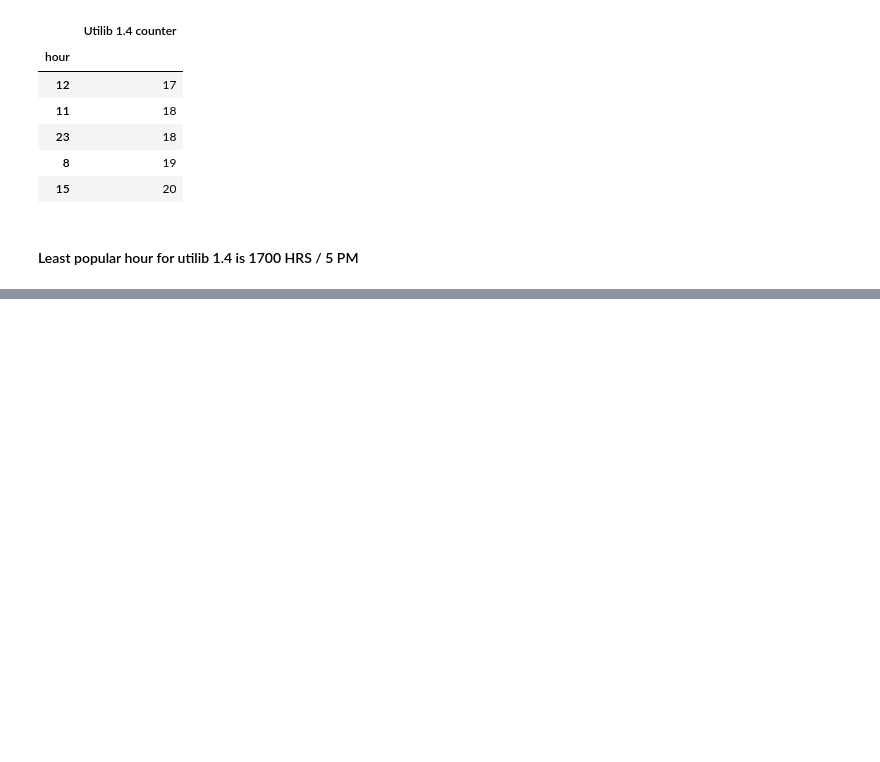
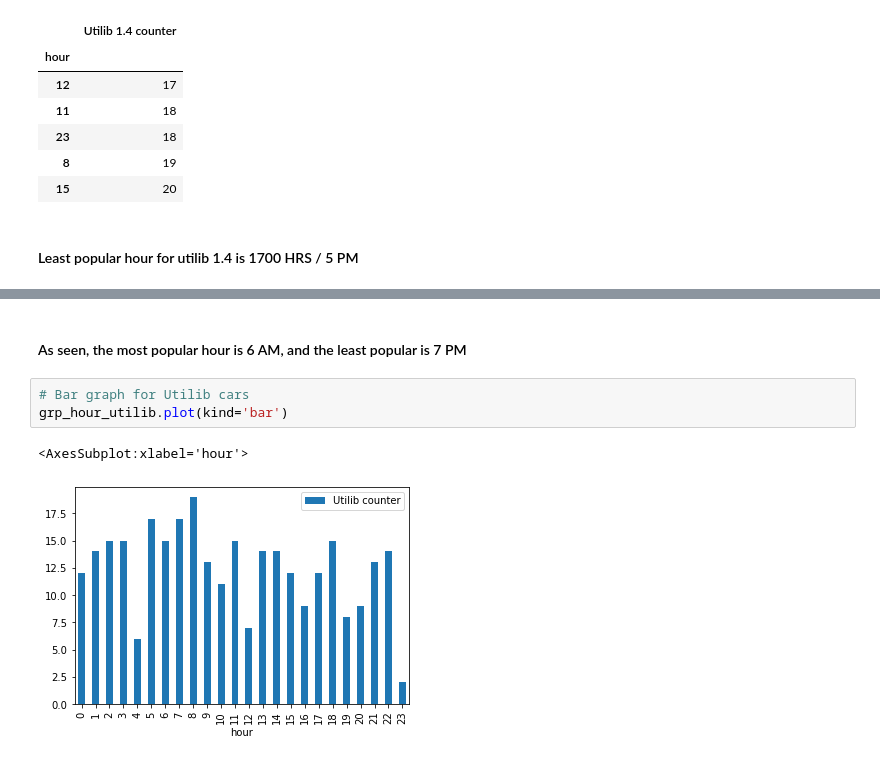
Before and after one commit to mbururyan/Electric-Car-Sharing, a Jupyter notebook: WK4_IP_Ryan_Mburu_Electric_Car_Sharing_Data_Mining.ipynb, the cells around one changed output, grey strips where cells are left out. Drawn from its saved outputs; the diff is of its cells as text; blank space fills up the shorter version.

```diff
--- a/WK4_IP_Ryan_Mburu_Electric_Car_Sharing_Data_Mining.ipynb
+++ b/WK4_IP_Ryan_Mburu_Electric_Car_Sharing_Data_Mining.ipynb
@@ -486,0 +500,8 @@ Name: Bluecar counter, dtype: int64
+# %% [markdown]
+#### As seen, the most popular hour is 6 AM, and the least popular is 7 PM
+# %%
+# Bar graph for Utilib cars
+grp_hour_utilib.plot(kind='bar')
+# %% [output]
+<AxesSubplot:xlabel='hour'>
+[figure, added]
```
Also changed, not shown: parts of 11 cells of this notebook.
